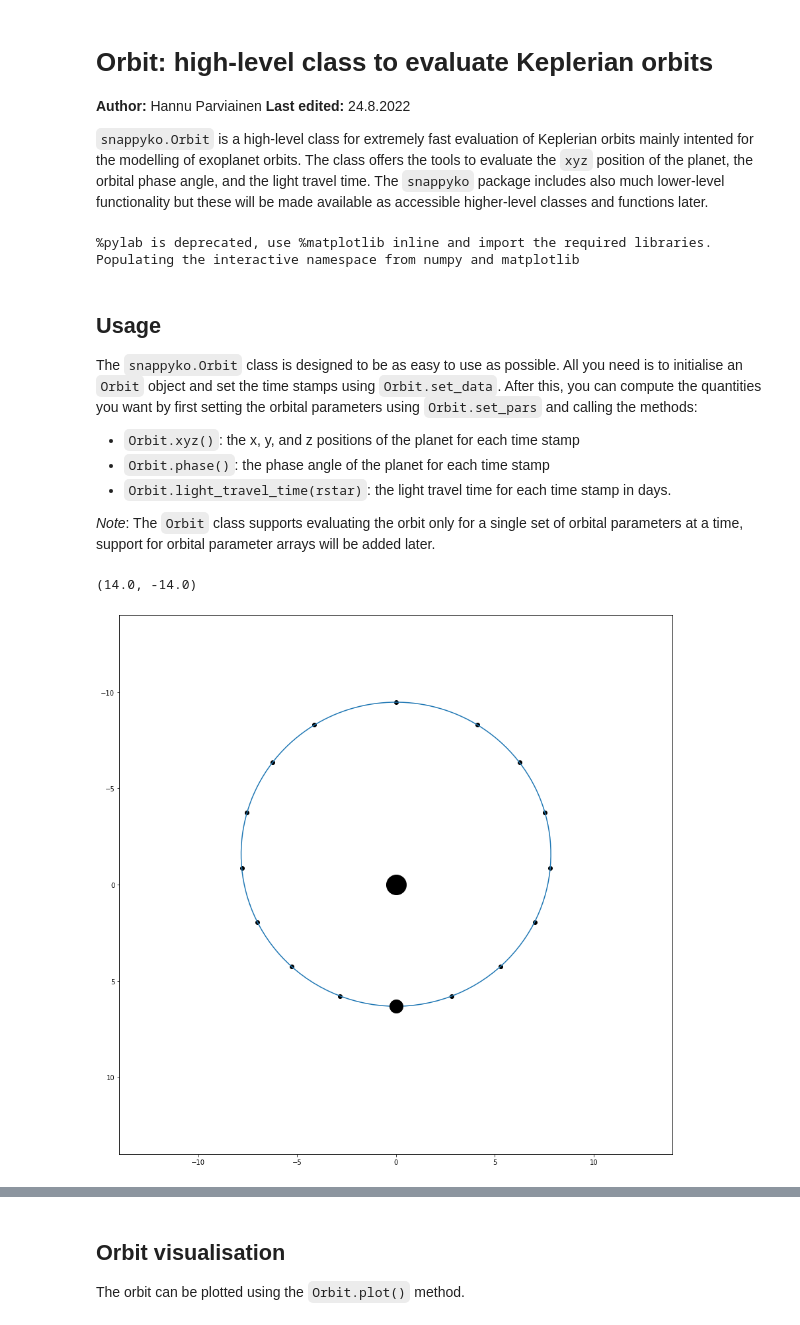
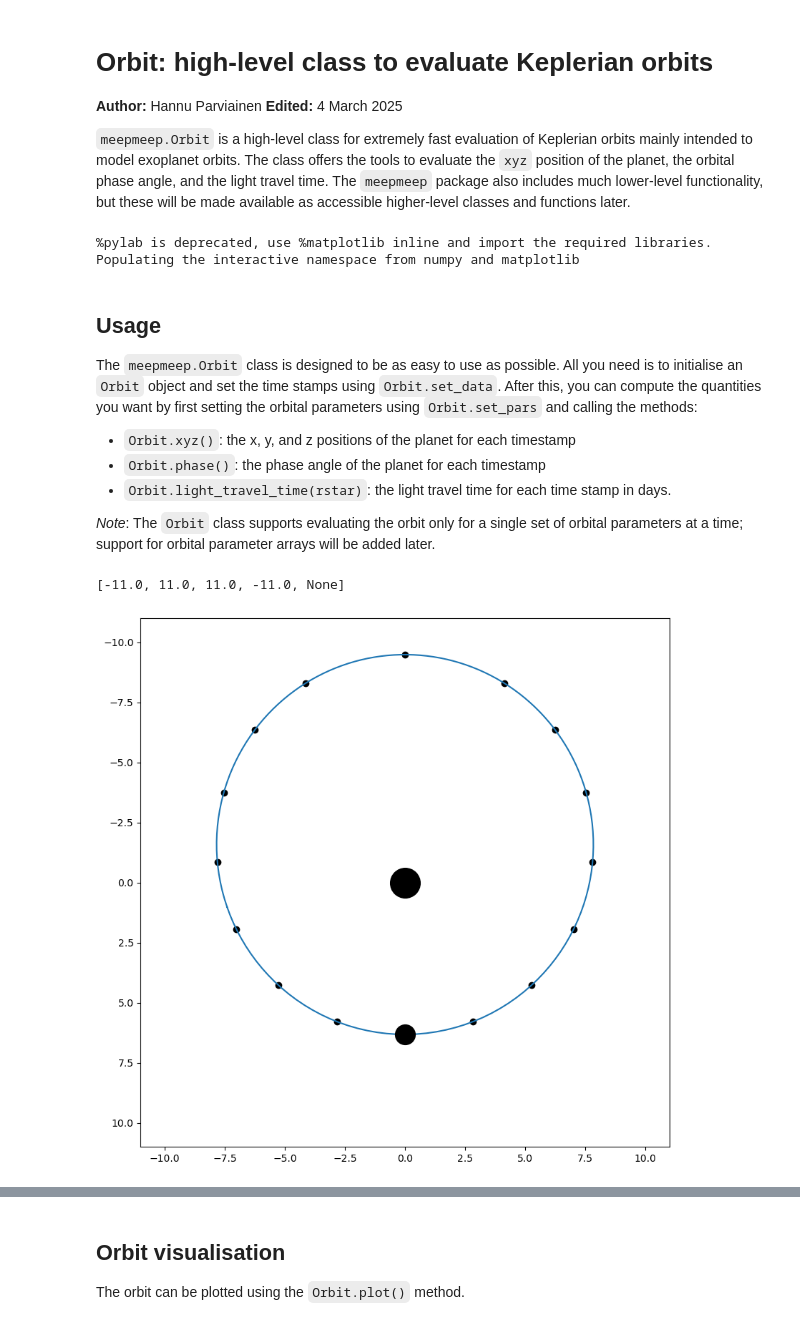
Before and after one commit to hpparvi/MeepMeep, a Jupyter notebook: notebooks/orbit.ipynb, the cells around one changed output, grey strips where cells are left out. Saved outputs shown, nothing was run; the diff lists cells and outputs as text; code cells hidden in the pictures.

Commit message:
Updated orbit notebook.

```diff
--- a/notebooks/orbit.ipynb
+++ b/notebooks/orbit.ipynb
@@ -2,9 +2,9 @@
 # Orbit: high-level class to evaluate Keplerian orbits
 
 **Author:** Hannu Parviainen </br>
-**Last edited:** 24.8.2022
+**Edited:** 4 March 2025
 
-`snappyko.Orbit` is a high-level class for extremely fast evaluation of Keplerian orbits mainly intented for the modelling of exoplanet orbits. The class offers the tools to evaluate the `xyz` position of the planet, the orbital phase angle, and the light travel time. The `snappyko` package includes also much lower-level functionality but these will be made available as accessible higher-level classes and functions later.
+`meepmeep.Orbit` is a high-level class for extremely fast evaluation of Keplerian orbits mainly intended to model exoplanet orbits. The class offers the tools to evaluate the `xyz` position of the planet, the orbital phase angle, and the light travel time. The `meepmeep` package also includes much lower-level functionality, but these will be made available as accessible higher-level classes and functions later.
 # %%
 %pylab inline
 # %% [output]
@@ -20,39 +20,34 @@ from snappyko import Orbit
 # %% [markdown]
 ## Usage
 
-The `snappyko.Orbit` class is designed to be as easy to use as possible. All you need is to initialise an `Orbit` object and set the time stamps using `Orbit.set_data`. After this, you can compute the quantities you want by first setting the orbital parameters using `Orbit.set_pars` and calling the methods:
+The `meepmeep.Orbit` class is designed to be as easy to use as possible. All you need is to initialise an `Orbit` object and set the time stamps using `Orbit.set_data`. After this, you can compute the quantities you want by first setting the orbital parameters using `Orbit.set_pars` and calling the methods:
 
-- `Orbit.xyz()`: the x, y, and z positions of the planet for each time stamp
-- `Orbit.phase()`: the phase angle of the planet for each time stamp
+- `Orbit.xyz()`: the x, y, and z positions of the planet for each timestamp
+- `Orbit.phase()`: the phase angle of the planet for each timestamp
 - `Orbit.light_travel_time(rstar)`: the light travel time for each time stamp in days.
 
-*Note*: The `Orbit` class supports evaluating the orbit only for a single set of orbital parameters at a time, support for orbital parameter arrays will be added later.
+*Note*: The `Orbit` class supports evaluating the orbit only for a single set of orbital parameters at a time; support for orbital parameter arrays will be added later.
 # %%
 o = Orbit(17, 'ea')
 
 t0, p, a, i, e, w = 0.20, 1.2, 8.0, 0.45*pi, 0.2, 0.5*pi
 times = linspace(0.0, p, 150)
 
 o.set_data(times)
 o.set_pars(t0, p, a, i, e, w)
 
 x, y, z = o.xyz()
-
 xp, _, zp = o.xyz(array([t0]))
 
-
-fig, ax = subplots(figsize=(15,15))
+fig, ax = subplots(figsize=(8, 8), constrained_layout=True)
 ax.plot(0, 0, 'ok', ms=30)
 ax.plot(o._coeffs[:,0], o._coeffs[:,2], 'ok')
 ax.plot(x, z)
 ax.plot(xp, zp, 'ok', ms=20)
-
-
-xlim(-14,14)
-ylim(14,-14)
+setp(ax, xlim=(-11, 11), ylim=(11, -11), aspect=1)
 # %% [output]
-(14.0, -14.0)
+[-11.0, 11.0, 11.0, -11.0, None]
-[figure, old version]
+[figure, new version]
 # %%
 xe, ye, ze = o._xyz_error()
 # %%
```
Also changed, not shown: parts of 12 cells of this notebook.
